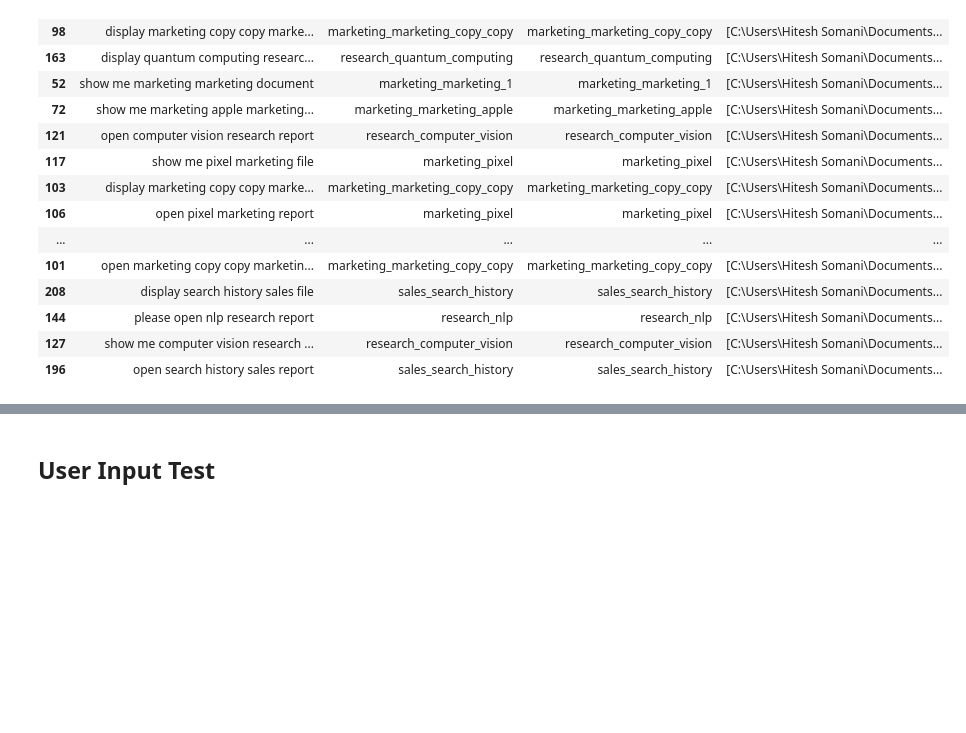
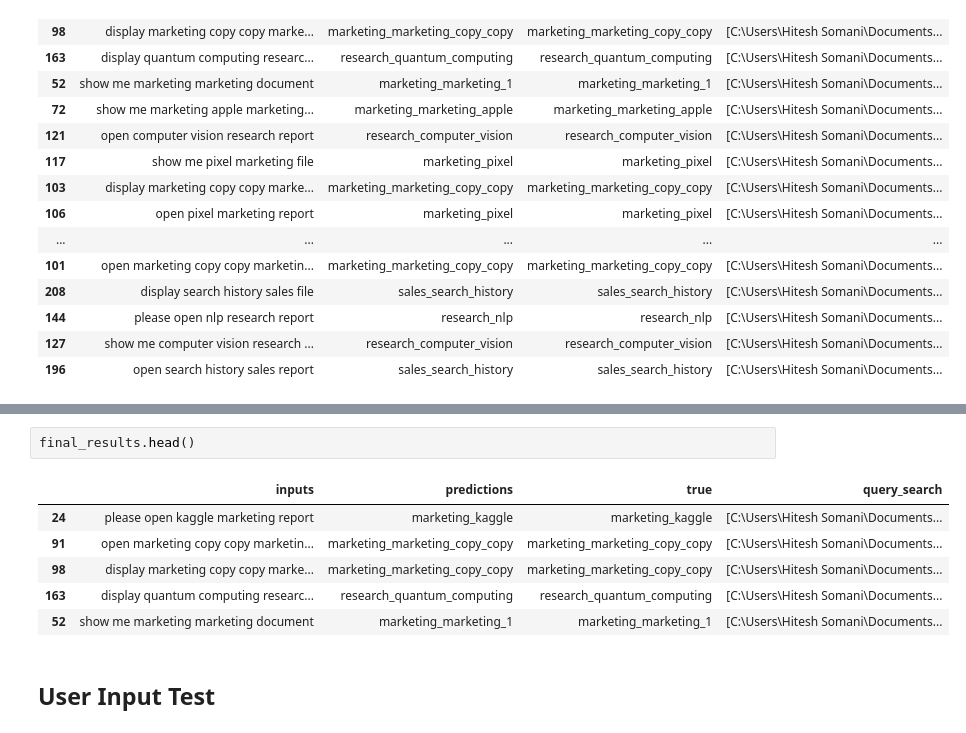
Before and after one commit to hiteshsom/nlp_document_finder, a Jupyter notebook: train.ipynb, the cells around one changed output, grey strips where cells are left out. Cells and saved outputs as stored; diff of their text form; blank space fills up the shorter version.

```diff
--- a/train.ipynb
+++ b/train.ipynb
@@ -458,3 +526,12 @@ final_results
+# %%
+final_results.head()
+# %% [output]
+|  | inputs | predictions | true | query_search |
+| 24 | please open kaggle marketing report | marketing_kaggle | marketing_kaggle | [C:\Users\Hitesh Somani\Documents... |
+| 91 | open marketing copy copy marketin... | marketing_marketing_copy_copy | marketing_marketing_copy_copy | [C:\Users\Hitesh Somani\Documents... |
+| 98 | display marketing copy copy marke... | marketing_marketing_copy_copy | marketing_marketing_copy_copy | [C:\Users\Hitesh Somani\Documents... |
+| 163 | display quantum computing researc... | research_quantum_computing | research_quantum_computing | [C:\Users\Hitesh Somani\Documents... |
+| 52 | show me marketing marketing document | marketing_marketing_1 | marketing_marketing_1 | [C:\Users\Hitesh Somani\Documents... |
 # %% [markdown]
 ## User Input Test
 # %%
```
Also changed, not shown: parts of 23 cells of this notebook, 6 other files.
